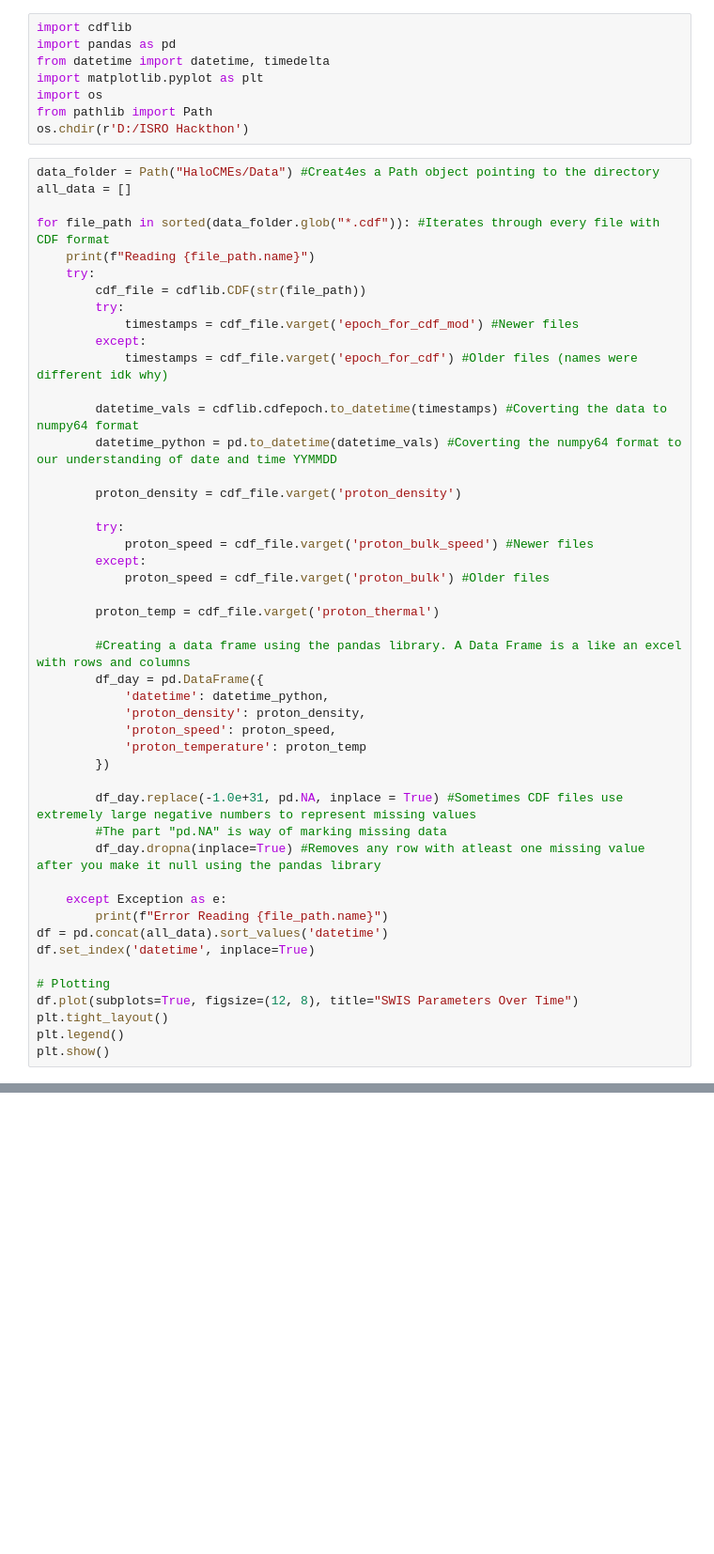
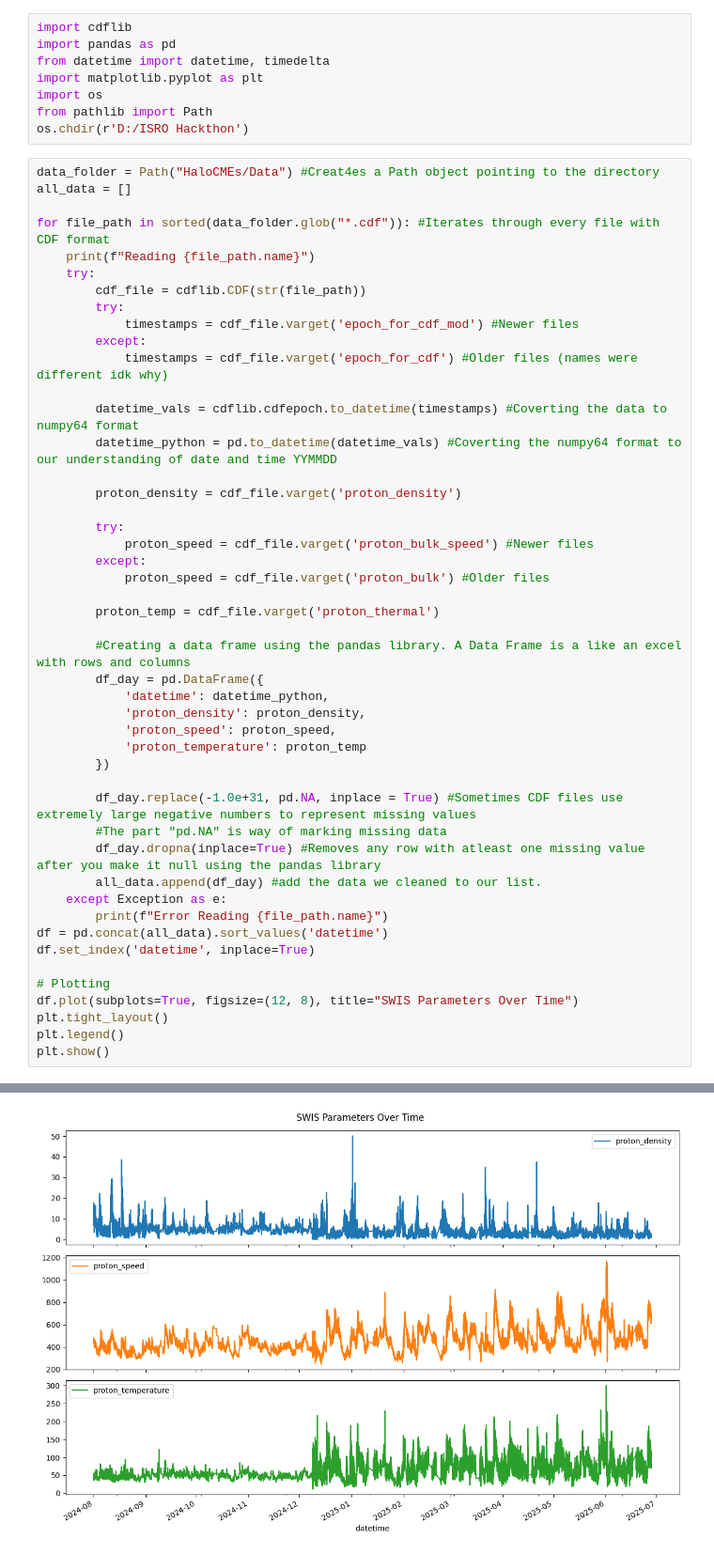
Before and after one commit to g0so/ISRO-Hackthon, a Jupyter notebook: HaloCMEs/main.ipynb, the cells around one changed output, grey strips where cells are left out. Shown at 94% size. Drawn from its saved outputs; the diff is of its cells as text; blank space fills up the shorter version.

```diff
--- a/HaloCMEs/main.ipynb
+++ b/HaloCMEs/main.ipynb
@@ -42,7 +42,7 @@ for file_path in sorted(data_folder.glob("*.cdf")): #Iterates through every file
         df_day.replace(-1.0e+31, pd.NA, inplace = True) #Sometimes CDF files use extremely large negative numbers to represent missing values
         #The part "pd.NA" is way of marking missing data
         df_day.dropna(inplace=True) #Removes any row with atleast one missing value after you make it null using the pandas library
-
+        all_data.append(df_day) #add the data we cleaned to our list.
     except Exception as e:
         print(f"Error Reading {file_path.name}")
 df = pd.concat(all_data).sort_values('datetime')
@@ -75 +74,2 @@ ValueError: No objects to concatenate
+[figure, added]
 # %%
```
Also changed, not shown: parts of 12 cells of this notebook.
